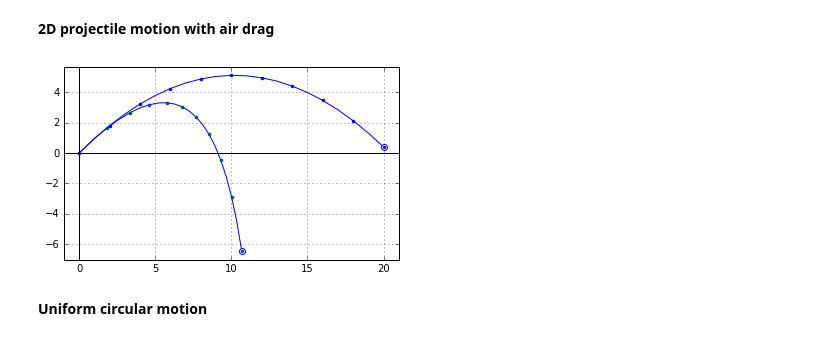
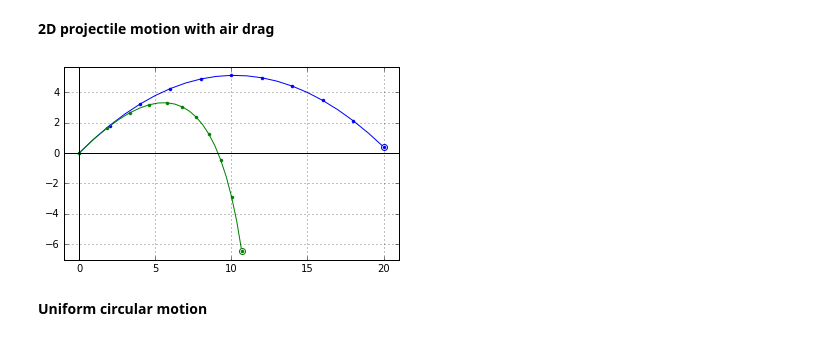
Before and after one commit to dulrich15/p200, a Jupyter notebook: p200 v11.ipynb, the cells around one changed output. Drawn from its saved outputs; the diff is of its cells as text; code cells hidden in the pictures.

```diff
--- a/p200 v11.ipynb
+++ b/p200 v11.ipynb
@@ -267,8 +275,11 @@ Terminal velocity = -4.43 m/s
 # %% [markdown]
 **Damped harmonic motion**
 # %%
+def netforce(obj, t):
+    return -obj.position(t) - 0.5 * obj.velocity(t)
+
 obj = RigidObject(v0=60)
-obj.netforce = lambda t: -obj.position(t) - 0.5 * obj.velocity(t)
+obj.netforce = lambda t: netforce(obj, t)
 obj.increment(0.1, 200)
 obj.position.plot('012', title='Damped Harmonic Motion')
 # %% [output]
@@ -276,12 +287,15 @@ obj.position.plot('012', title='Damped Harmonic Motion')
 # %% [markdown]
 **Driven harmonic motion (general case)**
 # %%
-plt.figure()
+def netforce(obj, t):
+    return -obj.position(t) - 0.1 * obj.velocity(t) + 2 * np.sin(0.20*t)
 
 obj = RigidObject(v0=5)
-obj.netforce = lambda t: -obj.position(t) - 0.1 * obj.velocity(t) + 2 * np.sin(0.20*t)
+obj.netforce = lambda t: netforce(obj, t)
 obj.increment(0.2, 1000)
-obj.position.plot(title='Driven Harmonic Motion')
+
+plt.figure()
+obj.position.plot(title='Driven Harmonic Motion', legend_loc=None)
 plt.axes().axvline(100, c='r')
 plt.annotate('<< Transient state', xy=(0.48,0.75), xycoords='axes fraction', ha='right', color='r')
 plt.annotate('Steady state >>', xy=(0.52,0.75), xycoords='axes fraction', ha='left', color='b')
@@ -291,20 +305,23 @@ plt.show()
 # %% [markdown]
 **Driven harmonic motion (near resonance)**
 # %%
+def netforce(obj, t, freq):
+    return -obj.position(t) - 0.1 * obj.velocity(t) + 2 * np.sin(freq * t)
+
 plt.figure()
 
 obj = RigidObject(v0=5)
-obj.netforce = lambda t: -obj.position(t) - 0.1 * obj.velocity(t) + 2 * np.sin(0.80*t)
+obj.netforce = lambda t: netforce(obj, t, freq=0.80)
 obj.increment(0.2, 200)
 obj.position.plot()
 
 obj = RigidObject(v0=5)
-obj.netforce = lambda t: -obj.position(t) - 0.1 * obj.velocity(t) + 2 * np.sin(0.90*t)
+obj.netforce = lambda t: netforce(obj, t, freq=0.90)
 obj.increment(0.2, 200)
 obj.position.plot()
 
 obj = RigidObject(v0=5)
-obj.netforce = lambda t: -obj.position(t) - 0.1 * obj.velocity(t) + 2 * np.sin(1.00*t)
+obj.netforce = lambda t: netforce(obj, t, freq=1.00)
 obj.increment(0.2, 200)
 obj.position.plot()
 
@@ -318,13 +335,16 @@ plt.show()
 **Resonance curve**
 # %%
 # Note: this may take some time to process...
+
+def netforce(obj, t, freq):
+    return -obj.position(t) - 0.1 * obj.velocity(t) + 2 * np.sin(freq * t)
 
 data = []
 n = 100
 for i in range(n):
     freq = 0.50 + i / n
     obj = RigidObject(v0=10)
-    obj.netforce = lambda t: -obj.position(t) - 0.1 * obj.velocity(t) + 2 * np.sin(freq * t)
+    obj.netforce = lambda t: netforce(obj, t, freq)
     obj.increment(0.2, 500)
     ampl = max(obj.position.values[-50:])
     data.append((freq, ampl))
@@ -340,17 +360,23 @@ plt.show()
 # %% [markdown]
 **2D projectile motion with air drag**
 # %%
+def netforce(obj, t):
+    return np.array([0,-9.8])
+
 obj = RigidObject(t0=0, r0=np.array([0,0]), v0=np.array([10,10]))
-obj.netforce = lambda t: np.array([0,-9.8])
+obj.netforce = lambda t: netforce(obj, t)
 obj.increment(0.1, 20)
 obj.position.plot2d(markevery=2)
 
+def netforce(obj, t):
+    return np.array([0,-9.8]) - 0.1 * obj.velocity(t) ** 2
+
 obj = RigidObject(t0=0, r0=np.array([0,0]), v0=np.array([10,10]))
-obj.netforce = lambda t: np.array([0,-9.8]) - 0.1 * obj.velocity(t) ** 2
+obj.netforce = lambda t: netforce(obj, t)
 obj.increment(0.1, 20)
-obj.position.plot2d(markevery=2)
+obj.position.plot2d(markevery=2, color='g')
 # %% [output]
-[figure, old version]
+[figure, new version]
 # %% [markdown]
 **Uniform circular motion**
 # %%
```
Also changed, not shown: parts of 15 cells of this notebook.
